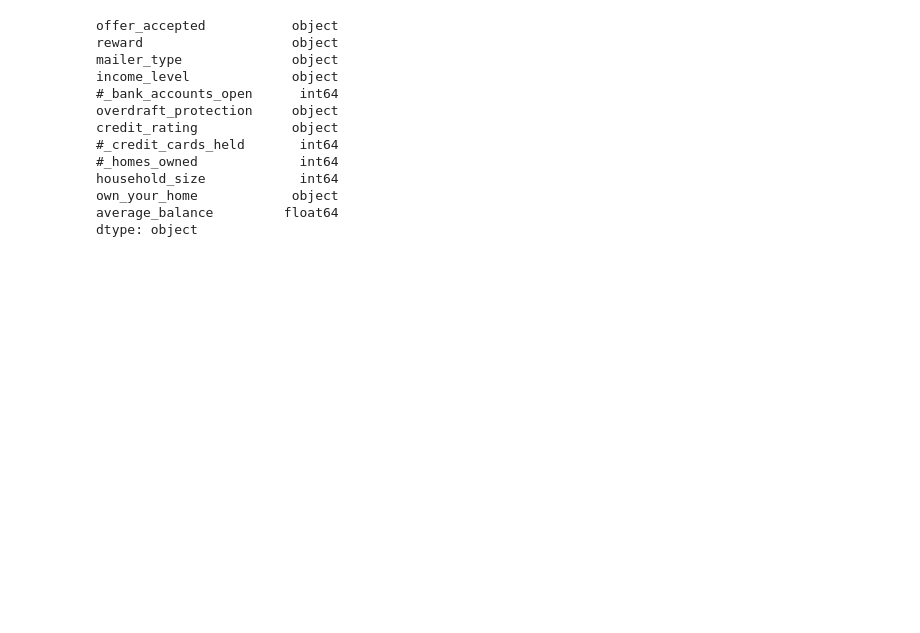
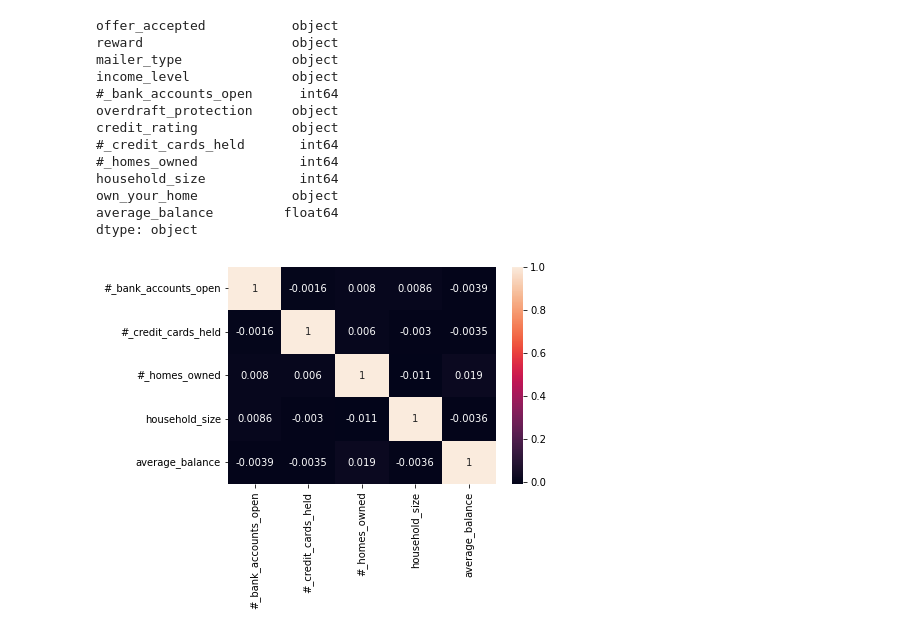
Before and after one commit to hollyjanedalton/mid_bootcamp_project, a Jupyter notebook: project_notebook.ipynb, the cells around one changed output. Cells and saved outputs as stored; diff of their text form; code cells hidden in the pictures; blank space fills up the shorter version.

```diff
--- a/project_notebook.ipynb
+++ b/project_notebook.ipynb
@@ -674,3 +651,11 @@ average_balance         float64
 dtype: object
 # %%
 df1.to_csv('df_cleaned.csv')
+# %%
+correlations_matrix = df1.corr()
+correlations_matrix
+sns.heatmap(correlations_matrix, annot=True)
+plt.show()
+#can see now all have very low correlations
+# %% [output]
+[figure, added]
```
Also changed, not shown: parts of 1 cell of this notebook.
